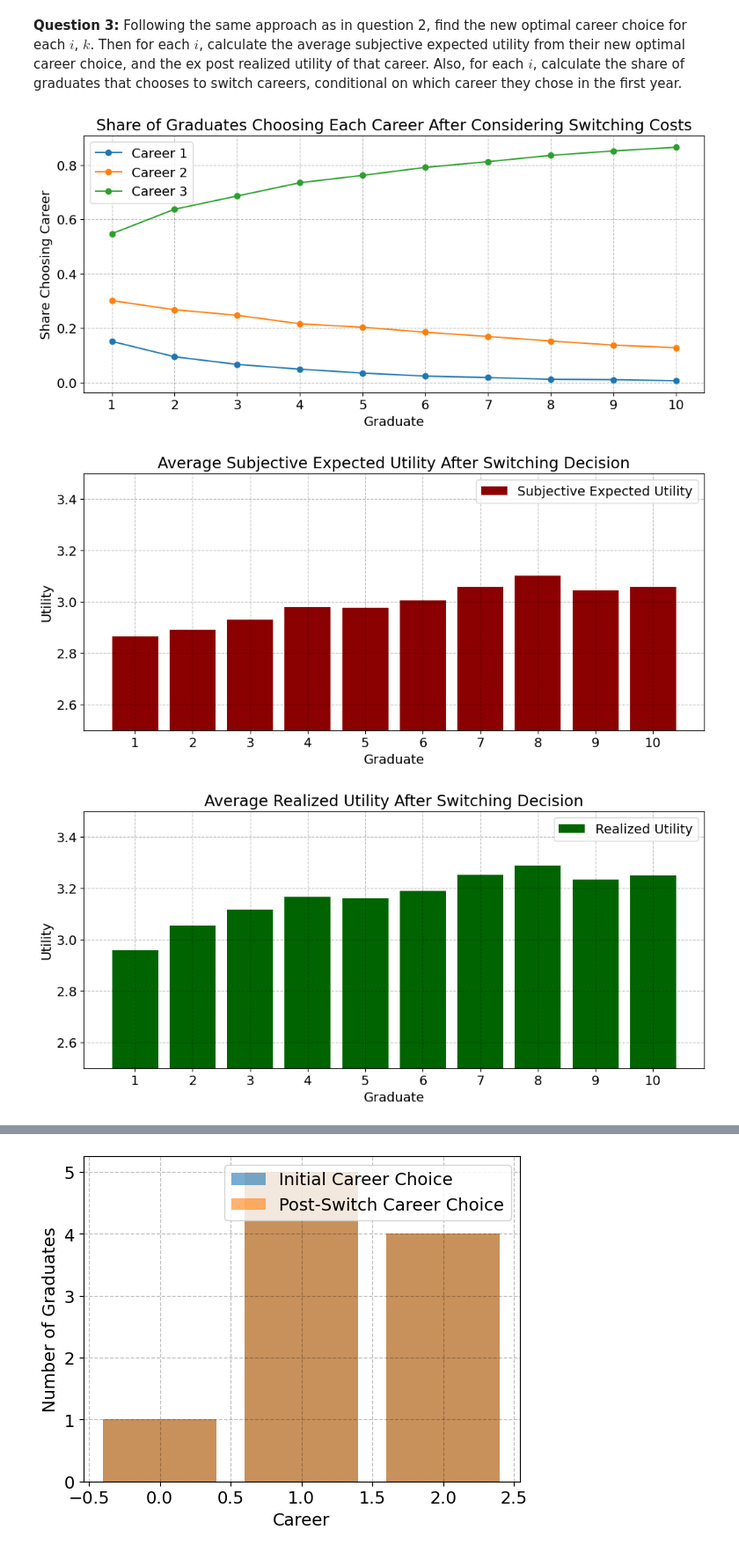
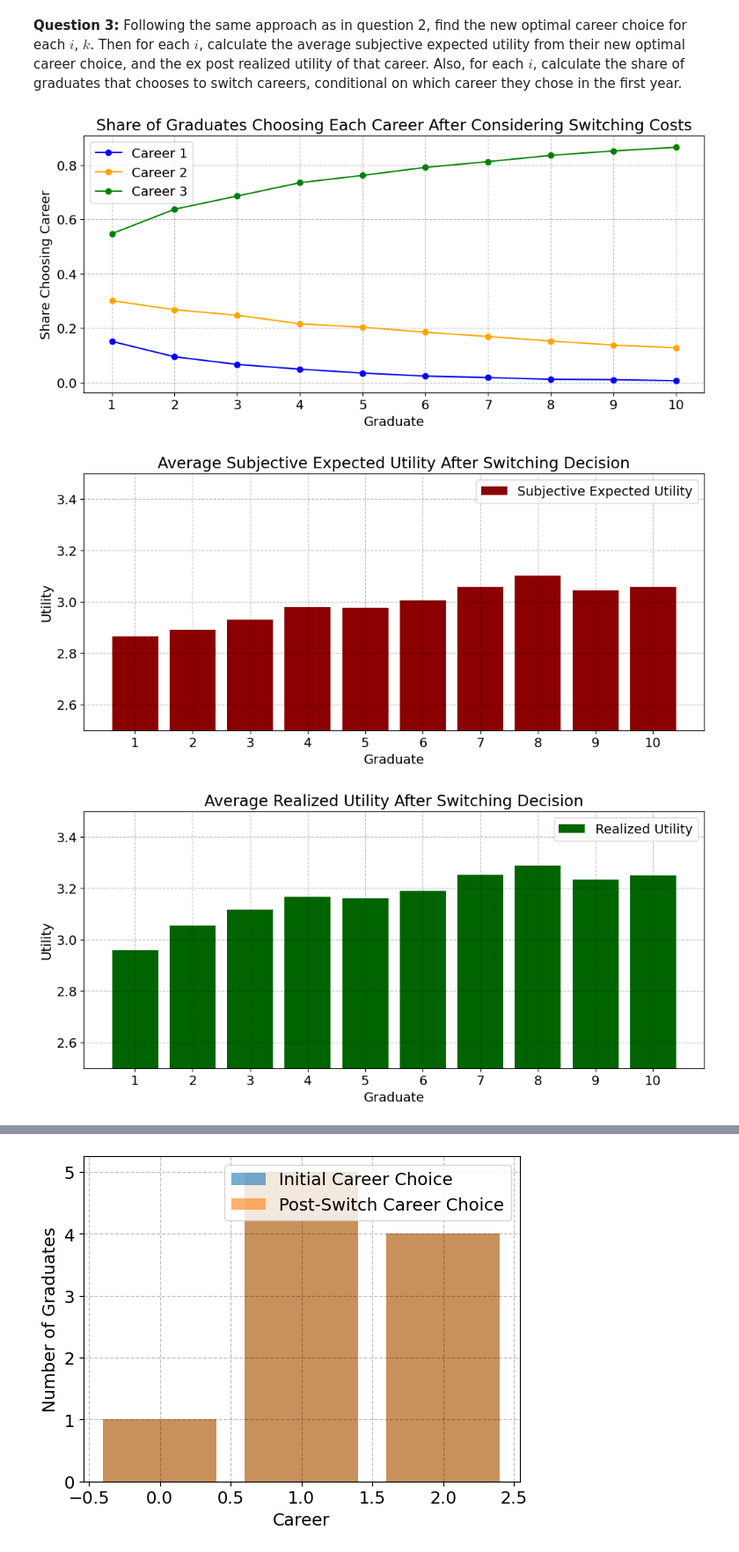
Before and after one commit to NumEconCopenhagen/projects-2024-darja-christian, a Jupyter notebook: examproject/examproject_darja.ipynb, the cells around one changed output, grey strips where cells are left out. Shown at 88% size. Drawn from its saved outputs; the diff is of its cells as text; code cells hidden in the pictures.

```diff
--- a/examproject/examproject_darja.ipynb
+++ b/examproject/examproject_darja.ipynb
@@ -351,7 +354,7 @@ $$
 # Share of graduates choosing each career
 plt.figure(figsize=(12, 5))
 for j in range(par.J):
-    plt.plot(range(1, par.N + 1), share_careers[:, j], marker = 'o', label=f'Career {j + 1}')
+    plt.plot(range(1, par.N + 1), share_careers[:, j], marker = 'o', color = colors[j], label=f'Career {j + 1}')
 plt.xlabel('Graduate')
 plt.ylabel('Share Choosing Career')
 plt.title('Share of Graduates Choosing Each Career After Considering Switching Costs')
@@ -380,34 +383,34 @@ plt.ylim(2.5,3.5)
 plt.xlabel('Graduate')
 plt.ylabel('Utility')
 plt.title('Average Realized Utility After Switching Decision')
 plt.legend()
 plt.grid(True)
 plt.show()
 
 # Share of graduates switching
 #plt.figure(figsize=(12, 5))
 #plt.bar(range(1, par.N + 1), share_switching, color='red', label='Share Switching')
 #plt.xticks(range(1, par.N + 1))
 #plt.xlabel('Graduate')
 #plt.ylabel('Share Switching')
 #plt.title('Share of Graduates Switching Careers After One Year')
 #plt.legend()
 #plt.grid(True)
 #plt.show()
 
 # Conditional switching shares
 plt.figure(figsize=(12, 5))
 for j in range(par.J):
     plt.bar(range(1, par.N + 1), conditional_switching_3[:, j], label=f'Initial Career {j + 1}')
 plt.xlabel('Graduate')
 plt.ylabel('Share Switching')
 plt.xticks(range(1, par.N + 1))
 plt.title('Share of Graduates Switching Careers Conditional on Initial Career')
 plt.legend(bbox_to_anchor=(1.3, 1.05))
 plt.grid(True)
 plt.show()
 # %% [output]
-[figure, old version]
+[figure, new version]
 [figure]
 [figure]
 [figure]
```
Also changed, not shown: parts of 2 cells of this notebook.
